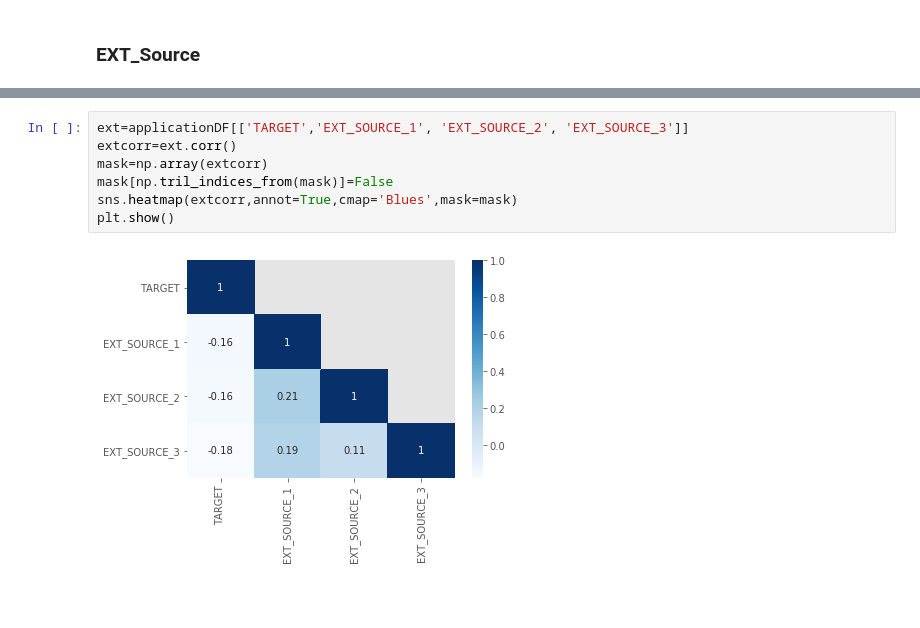
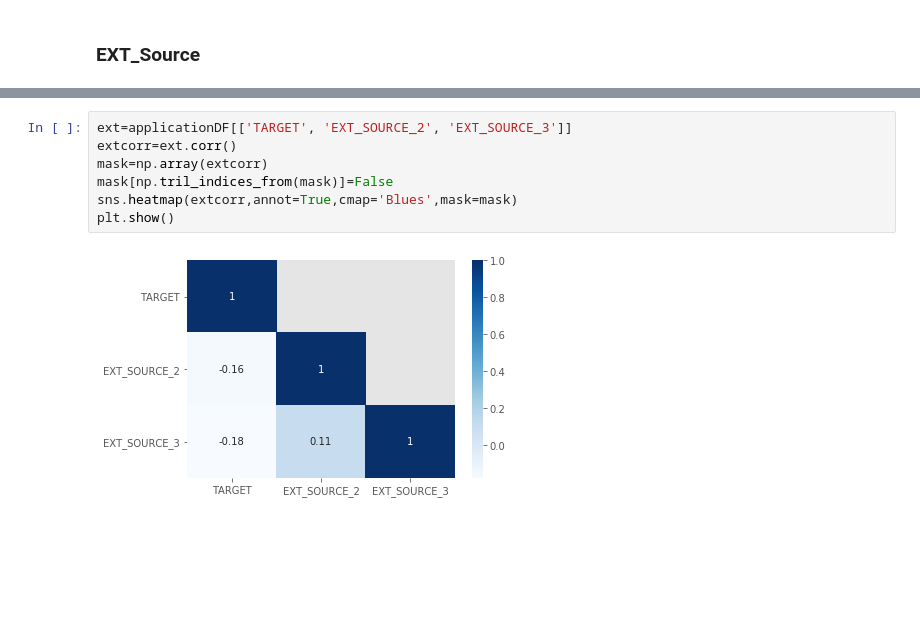
Before and after one commit to sunny0103/personal_project_kaggle, a Jupyter notebook: bank_loan/bank Loan EDA.ipynb, the cells around one changed output, grey strips where cells are left out. Saved outputs shown, nothing was run; the diff lists cells and outputs as text; blank space fills up the shorter version.

```diff
--- a/bank_loan/bank Loan EDA.ipynb
+++ b/bank_loan/bank Loan EDA.ipynb
@@ -674,11 +676,11 @@ Index(['EXT_SOURCE_1', 'EXT_SOURCE_2', 'EXT_SOURCE_3'], dtype='object')
 # %%
-ext=applicationDF[['TARGET','EXT_SOURCE_1', 'EXT_SOURCE_2', 'EXT_SOURCE_3']]
+ext=applicationDF[['TARGET', 'EXT_SOURCE_2', 'EXT_SOURCE_3']]
 extcorr=ext.corr()
 mask=np.array(extcorr)
 mask[np.tril_indices_from(mask)]=False
 sns.heatmap(extcorr,annot=True,cmap='Blues',mask=mask)
 plt.show()
 # %% [output]
-[figure, old version]
+[figure, new version]
 # %% [markdown]
 ###
```
Also changed, not shown: parts of 13 cells of this notebook.
